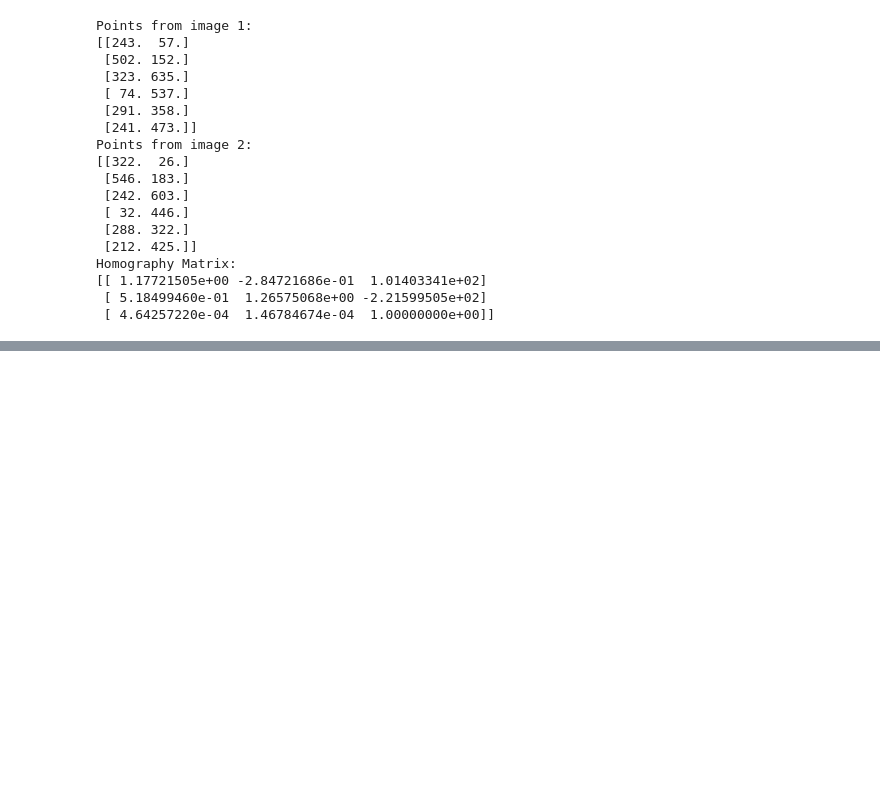
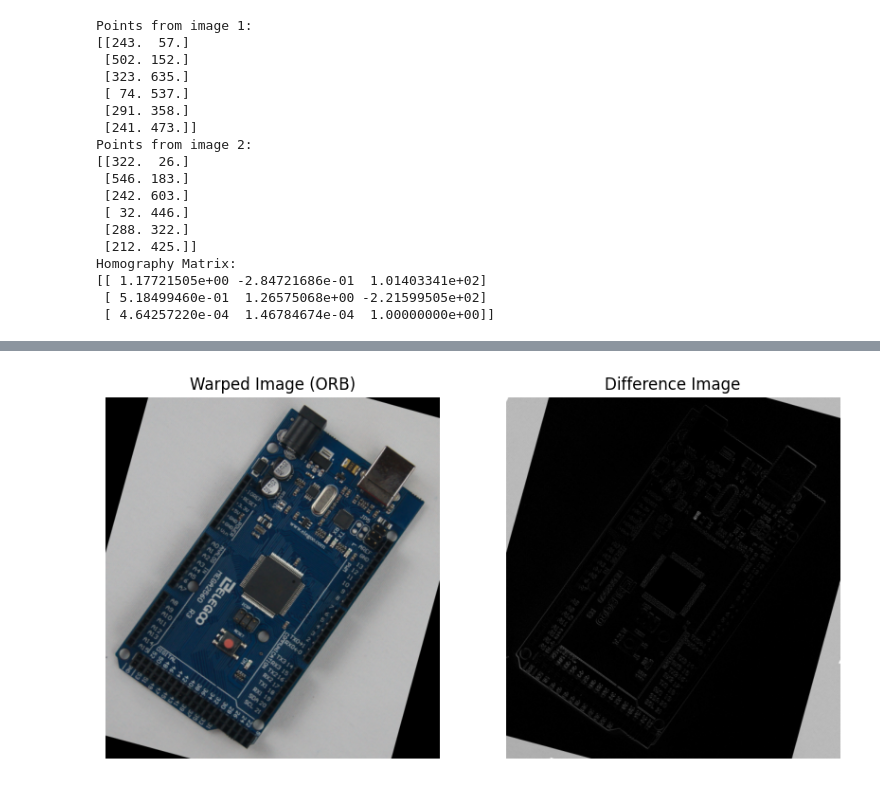
Before and after one commit to Thriyashi/258824R_A02, a Jupyter notebook: Question 3.ipynb, the cells around one changed output, grey strips where cells are left out. Cells and saved outputs as stored; diff of their text form; code cells hidden in the pictures; blank space fills up the shorter version.

```diff
--- a/Question 3.ipynb
+++ b/Question 3.ipynb
@@ -183,0 +191,63 @@ Number of keypoints in Image 2: 1000
+# %%
+#Part (d)
+
+import cv2 as cv
+import numpy as np
+import matplotlib.pyplot as plt
+
+# Load images
+im1 = cv.imread("c1.jpg", cv.IMREAD_REDUCED_COLOR_4)
+im2 = cv.imread("c2.jpg", cv.IMREAD_REDUCED_COLOR_4)
+
+# Convert to grayscale
+gray1 = cv.cvtColor(im1, cv.COLOR_BGR2GRAY)
+gray2 = cv.cvtColor(im2, cv.COLOR_BGR2GRAY)
+
+# ORB
+orb = cv.ORB_create(nfeatures=1000)
+kp1, des1 = orb.detectAndCompute(gray1, None)
+kp2, des2 = orb.detectAndCompute(gray2, None)
+
+# Matching
+bf = cv.BFMatcher(cv.NORM_HAMMING, crossCheck=True)
+matches = bf.match(des1, des2)
+matches = sorted(matches, key=lambda x: x.distance)
+
+good_matches = matches[:100]
+
+# Extract points
+pts1 = np.float32([kp1[m.queryIdx].pt for m in good_matches])
+pts2 = np.float32([kp2[m.trainIdx].pt for m in good_matches])
+
+# Homography
+H, _ = cv.findHomography(pts1, pts2, cv.RANSAC)
+
+# Warp
+h, w = im2.shape[:2]
+warped = cv.warpPerspective(im1, H, (w, h))
+
+# Difference
+diff = cv.absdiff(
+    cv.cvtColor(im2, cv.COLOR_BGR2GRAY),
+    cv.cvtColor(warped, cv.COLOR_BGR2GRAY)
+)
+
+# Convert BGR → RGB for matplotlib
+warped_rgb = cv.cvtColor(warped, cv.COLOR_BGR2RGB)
+
+# Display inline
+plt.figure(figsize=(10,5))
+
+plt.subplot(1,2,1)
+plt.title("Warped Image (ORB)")
+plt.imshow(warped_rgb)
+plt.axis('off')
+
+plt.subplot(1,2,2)
+plt.title("Difference Image")
+plt.imshow(diff, cmap='gray')
+plt.axis('off')
+
+plt.show()
+# %% [output]
+[figure, added]
```
Also changed, not shown: parts of 1 cell of this notebook.
